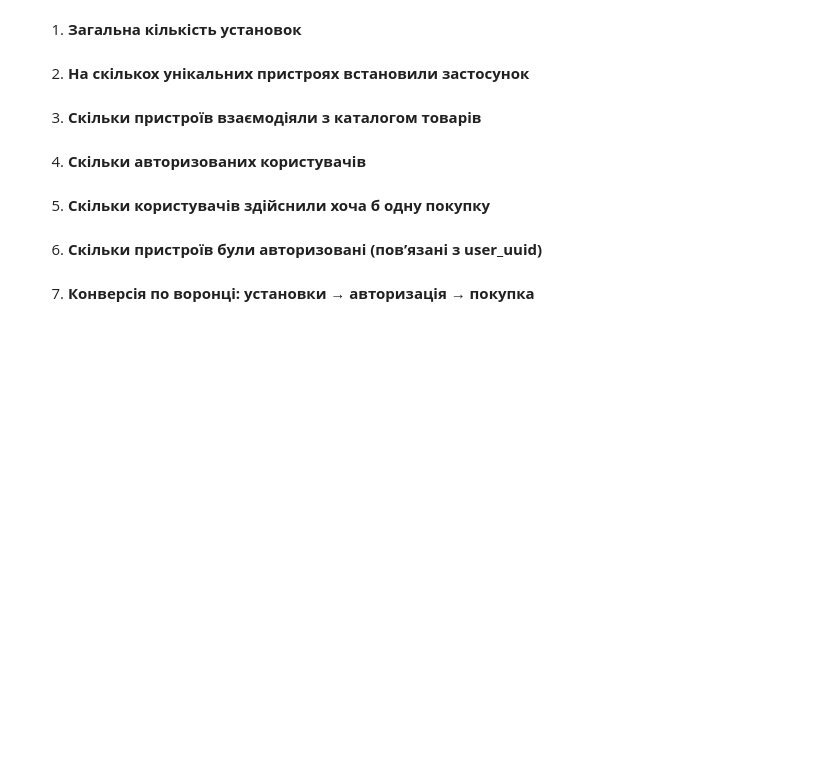
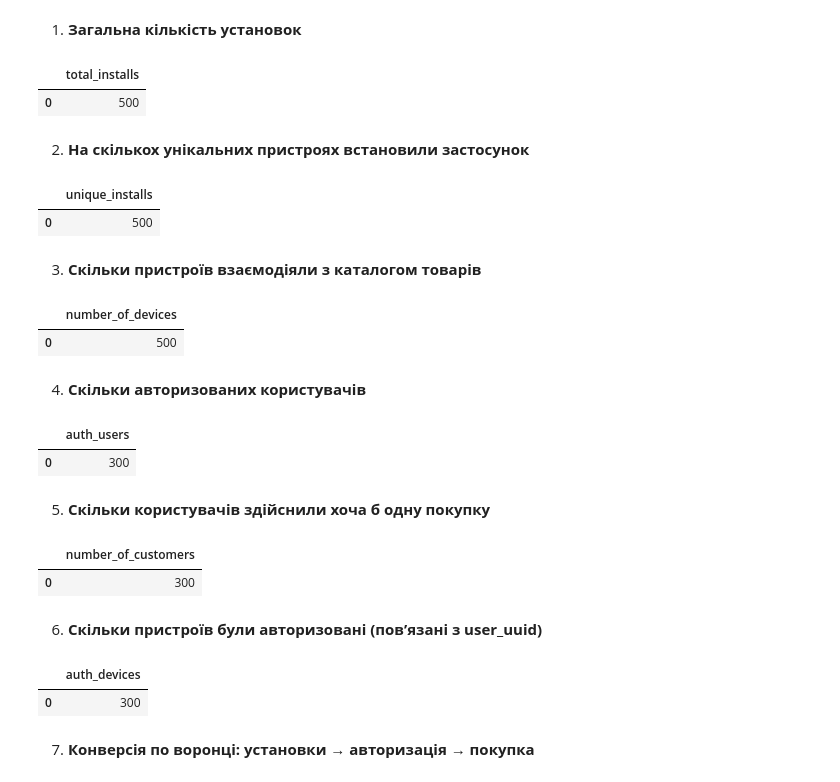
Before and after one commit to cpython-projects/python_da_17_03_26, a Jupyter notebook: lesson_24_hw.ipynb, the cells around one changed output. Cells and saved outputs as stored; diff of their text form; code cells hidden in the pictures; blank space fills up the shorter version.

```diff
--- a/lesson_24_hw.ipynb
+++ b/lesson_24_hw.ipynb
@@ -3,14 +17,78 @@
 # %% [markdown]
 1. **Загальна кількість установок**
+# %%
+query = """
+SELECT COUNT(*) AS total_installs
+FROM app_sessions;
+"""
+df = pd.read_sql(query, engine)
+df
+# %% [output]
+|  | total_installs |
+| 0 | 500 |
 # %% [markdown]
 2. **На скількох унікальних пристроях встановили застосунок**
+# %%
+query = """
+SELECT COUNT(DISTINCT device_code) AS unique_installs
+FROM app_sessions;
+"""
+
+df = pd.read_sql(query, engine)
+df
+# %% [output]
+|  | unique_installs |
+| 0 | 500 |
 # %% [markdown]
 3. **Скільки пристроїв взаємодіяли з каталогом товарів**
+# %%
+query = """
+SELECT COUNT(DISTINCT device_code) AS number_of_devices
+FROM product_views_log;
+"""
+
+df = pd.read_sql(query, engine)
+df
+# %% [output]
+|  | number_of_devices |
+| 0 | 500 |
 # %% [markdown]
 4. **Скільки авторизованих користувачів**
+# %%
+query = """
+SELECT COUNT(user_uuid) as auth_users
+FROM devices_users_map;
+"""
+
+df = pd.read_sql(query, engine)
+df
+# %% [output]
+|  | auth_users |
+| 0 | 300 |
 # %% [markdown]
 5. **Скільки користувачів здійснили хоча б одну покупку**
+# %%
+query = """
+SELECT COUNT(DISTINCT user_uuid) as number_of_customers
+FROM orders_log;
+"""
+df = pd.read_sql(query, engine)
+df
+# %% [output]
+|  | number_of_customers |
+| 0 | 300 |
 # %% [markdown]
 6. **Скільки пристроїв були авторизовані (пов’язані з user\_uuid)**
+# %%
+query = """
+SELECT COUNT(device_code) as auth_devices
+FROM devices_users_map;
+"""
+
+df = pd.read_sql(query, engine)
+df
+# %% [output]
+|  | auth_devices |
+| 0 | 300 |
 # %% [markdown]
 7. **Конверсія по воронці: установки → авторизація → покупка**
```
Also changed, not shown: parts of 12 cells of this notebook.
